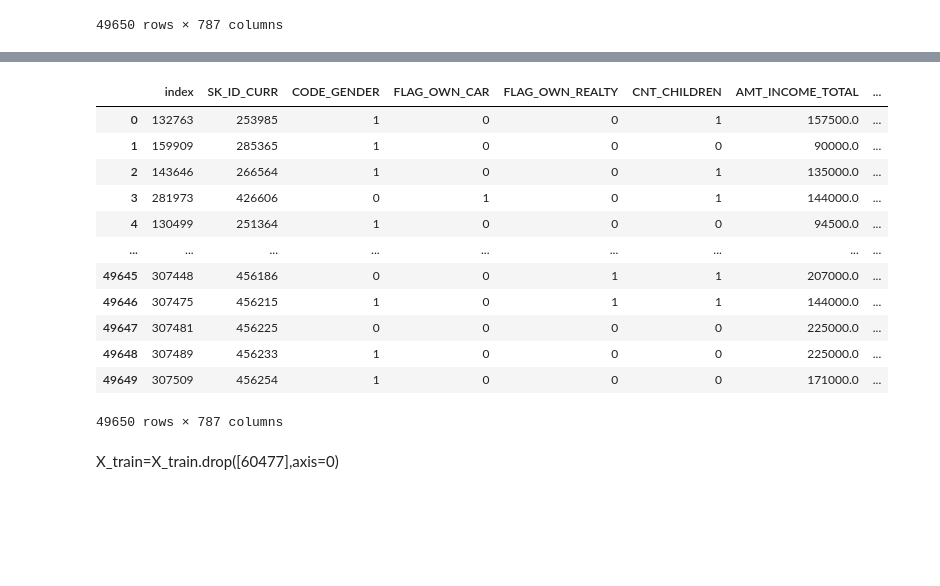
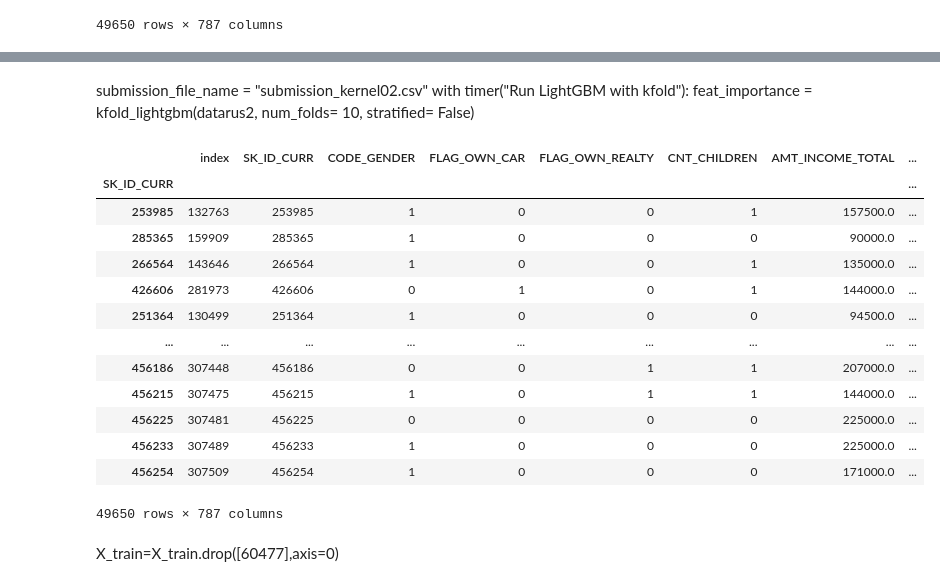
Before and after one commit to theophild/Projet7, a Jupyter notebook: P7_Code.ipynb, the cells around one changed output, grey strips where cells are left out. Drawn from its saved outputs; the diff is of its cells as text; code cells hidden in the pictures; blank space fills up the shorter version.

```diff
--- a/P7_Code.ipynb
+++ b/P7_Code.ipynb
@@ -723,4 +707,6 @@ display_factorial_planes(X_projected, n_comp, pca, [(0,1),(2,3),(4,5)])
 
 plt.show()
 # %%
-df2=df # [['SK_ID_CURR', 'PAYMENT_RATE', 'EXT_SOURCE_3', 'EXT_SOURCE_1', 'EXT_SOURCE_2', 'DAYS_BIRTH', 'AMT_ANNUITY', 'DAYS_EMPLOYED', 'DAYS_ID_PUBLISH', 'ACTIVE_DAYS_CREDIT_MAX', 'ACTIVE_DAYS_CREDIT_ENDDATE_MIN', 'INSTAL_DAYS_ENTRY_PAYMENT_MAX', 'APPROVED_CNT_PAYMENT_MEAN', 'INSTAL_DPD_MEAN', 'DAYS_EMPLOYED_PERC', 'ANNUITY_INCOME_PERC', 'DAYS_REGISTRATION', 'REGION_POPULATION_RELATIVE', 'AMT_GOODS_PRICE', 'CLOSED_DAYS_CREDIT_ENDDATE_MAX', 'AMT_CREDIT', 'CLOSED_DAYS_CREDIT_MAX', 'INSTAL_AMT_PAYMENT_SUM', 'PREV_CNT_PAYMENT_MEAN', 'APPROVED_DAYS_DECISION_MAX', 'INSTAL_DBD_SUM', 'INCOME_CREDIT_PERC', 'BURO_AMT_CREDIT_MAX_OVERDUE_MEAN', 'OWN_CAR_AGE', 'CLOSED_AMT_CREDIT_SUM_MEAN', 'POS_MONTHS_BALANCE_SIZE', 'DAYS_LAST_PHONE_CHANGE', 'ACTIVE_DAYS_CREDIT_ENDDATE_MAX', 'ACTIVE_DAYS_CREDIT_UPDATE_MEAN', 'INSTAL_AMT_PAYMENT_MIN', 'ACTIVE_AMT_CREDIT_SUM_SUM', 'BURO_DAYS_CREDIT_ENDDATE_MAX', 'INSTAL_DBD_MAX', 'BURO_DAYS_CREDIT_MAX', 'BURO_AMT_CREDIT_SUM_DEBT_MEAN', 'ACTIVE_DAYS_CREDIT_ENDDATE_MEAN']]
+df2=df
+df2.index=df2['SK_ID_CURR']
+df2
@@ -1094,18 +934,24 @@ Run LightGBM with kfold - done in 285s
+# %% [markdown]
+submission_file_name = "submission_kernel02.csv"
+with timer("Run LightGBM with kfold"):
+    feat_importance = kfold_lightgbm(datarus2, num_folds= 10, stratified= False)
 # %%
+datarus.index=datarus['SK_ID_CURR']
 datarus
 # %% [output]
 |  | index | SK_ID_CURR | CODE_GENDER | FLAG_OWN_CAR | FLAG_OWN_REALTY | CNT_CHILDREN | AMT_INCOME_TOTAL | ... |
-| 0 | 132763 | 253985 | 1 | 0 | 0 | 1 | 157500.0 | ... |
-| 1 | 159909 | 285365 | 1 | 0 | 0 | 0 | 90000.0 | ... |
-| 2 | 143646 | 266564 | 1 | 0 | 0 | 1 | 135000.0 | ... |
-| 3 | 281973 | 426606 | 0 | 1 | 0 | 1 | 144000.0 | ... |
-| 4 | 130499 | 251364 | 1 | 0 | 0 | 0 | 94500.0 | ... |
+| SK_ID_CURR |  |  |  |  |  |  |  | ... |
+| 253985 | 132763 | 253985 | 1 | 0 | 0 | 1 | 157500.0 | ... |
+| 285365 | 159909 | 285365 | 1 | 0 | 0 | 0 | 90000.0 | ... |
+| 266564 | 143646 | 266564 | 1 | 0 | 0 | 1 | 135000.0 | ... |
+| 426606 | 281973 | 426606 | 0 | 1 | 0 | 1 | 144000.0 | ... |
+| 251364 | 130499 | 251364 | 1 | 0 | 0 | 0 | 94500.0 | ... |
 | ... | ... | ... | ... | ... | ... | ... | ... | ... |
-| 49645 | 307448 | 456186 | 0 | 0 | 1 | 1 | 207000.0 | ... |
-| 49646 | 307475 | 456215 | 1 | 0 | 1 | 1 | 144000.0 | ... |
-| 49647 | 307481 | 456225 | 0 | 0 | 0 | 0 | 225000.0 | ... |
-| 49648 | 307489 | 456233 | 1 | 0 | 0 | 0 | 225000.0 | ... |
-| 49649 | 307509 | 456254 | 1 | 0 | 0 | 0 | 171000.0 | ... |
+| 456186 | 307448 | 456186 | 0 | 0 | 1 | 1 | 207000.0 | ... |
+| 456215 | 307475 | 456215 | 1 | 0 | 1 | 1 | 144000.0 | ... |
+| 456225 | 307481 | 456225 | 0 | 0 | 0 | 0 | 225000.0 | ... |
+| 456233 | 307489 | 456233 | 1 | 0 | 0 | 0 | 225000.0 | ... |
+| 456254 | 307509 | 456254 | 1 | 0 | 0 | 0 | 171000.0 | ... |
 49650 rows × 787 columns
 # %%
 train_df, test_df = train_test_split(datarus, test_size=0.33)
```
Also changed, not shown: parts of 26 cells of this notebook, 1 other file.
